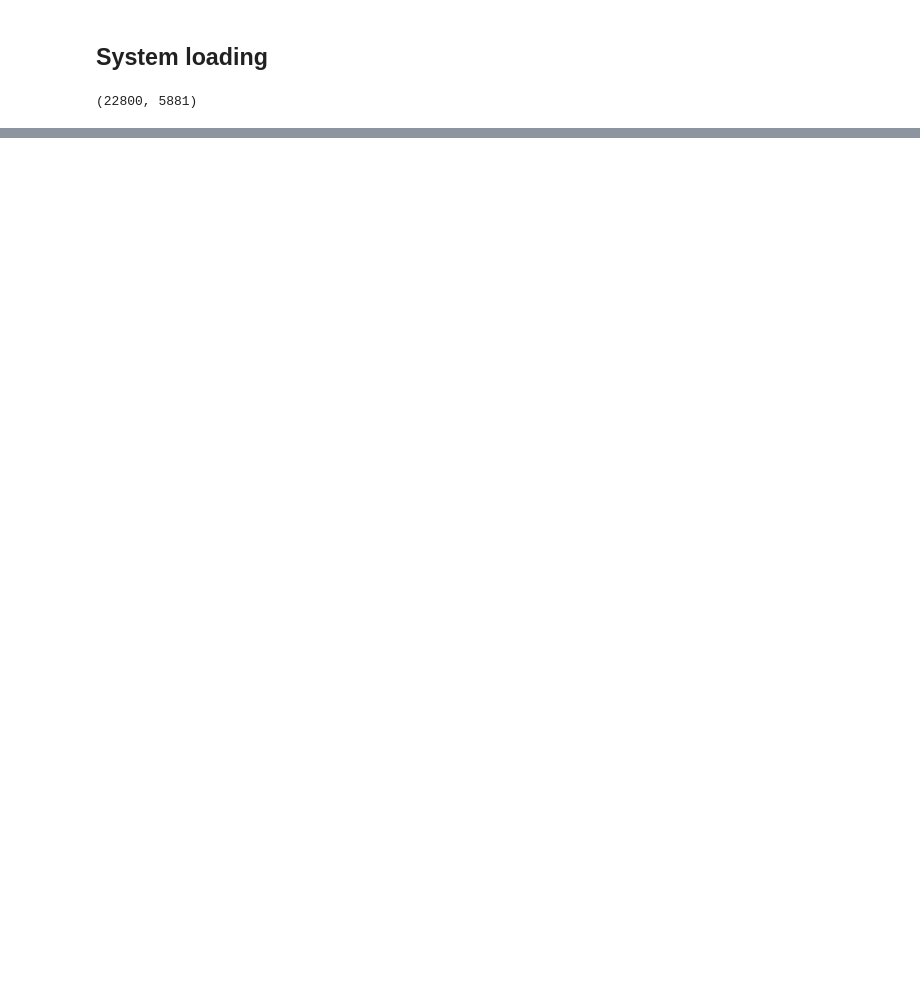
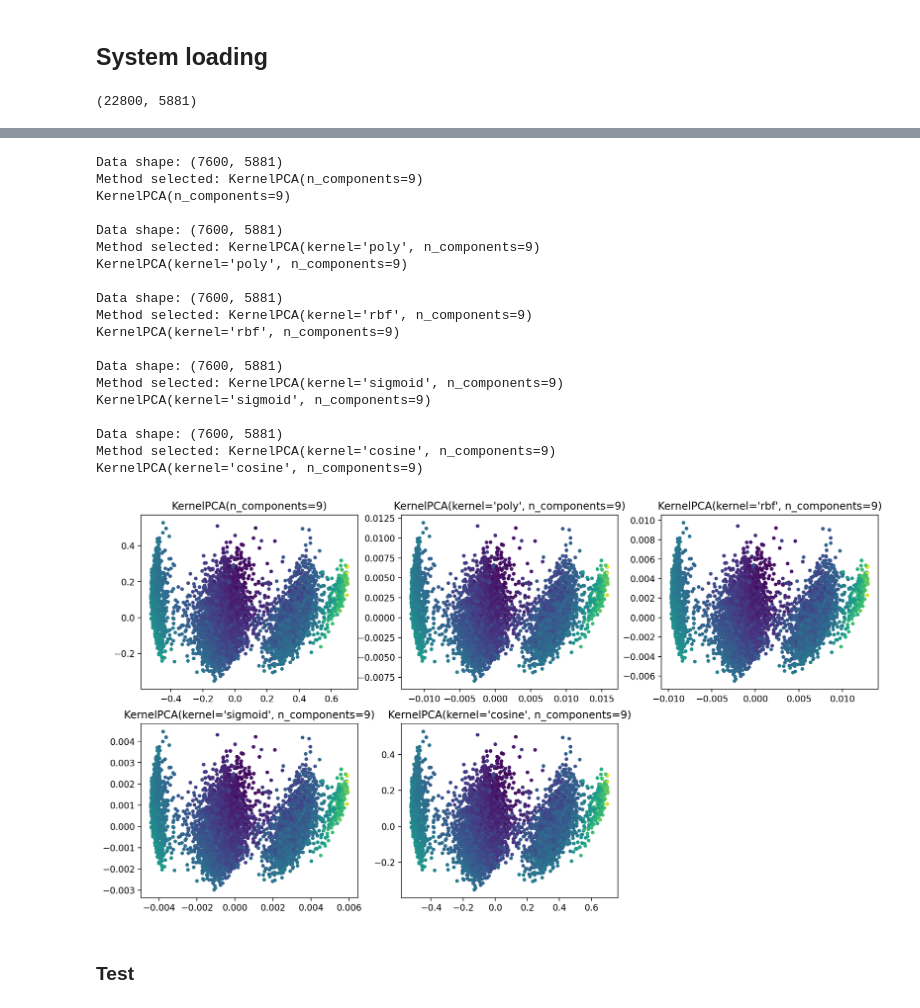
Before and after one commit to imagdau/MLanalysis, a Jupyter notebook: LiquidElectrolyte/2.dimreduction/dimreduction.ipynb, the cells around one changed output, grey strips where cells are left out. Saved outputs shown, nothing was run; the diff lists cells and outputs as text; code cells hidden in the pictures; blank space fills up the shorter version.

```diff
--- a/LiquidElectrolyte/2.dimreduction/dimreduction.ipynb
+++ b/LiquidElectrolyte/2.dimreduction/dimreduction.ipynb
@@ -50,0 +86,22 @@ def get_dimreduction(data, method, method_dict):
+# %%
+# --- examples:
+
+# - random sampling
+def shuffle(X, Y=None, n=None):
+    l = np.arange(X.shape[0])
+    random.shuffle(l)
+    if Y is None:
+        return X[l[:n], :]
+    elif Y is None and n is None:
+        return X[l, :]
+    elif n is None:
+        return X[l, :], Y[l]
+    else:
+        return X[l[:n], :], Y[l[:n]]
+
+# - FPS
+def FPS():
+    pass
+# %%
+XX = shuffle(X=X, n=int(len(X)/3.))
+XX.shape
@@ -110,0 +190,45 @@ np.save(prod_dir+save_name, dimred_data)
+# %%
+kernel_list = ['linear', 'poly', 'rbf', 'sigmoid', 'cosine']
+# %%
+# embedding method and dict
+method = 'kpca'
+emb_dict = dict(
+    n_components = 9,
+)
+# %%
+fig, ax = plotTools.get_axes(len(kernel_list), 3)
+
+for i,k in enumerate(kernel_list):
+
+    emb_dict.update(kernel=k)
+    embedding = get_embedding(data=XX, method=method, method_dict=emb_dict, fit=False)
+    print(embedding, '\n')
+
+    Xemb = embedding.fit_transform(XX)
+
+    ax[i].scatter(Xemb[:,0], Xemb[:,1], c=Xemb[:,2], s=10)
+    ax[i].set_title(embedding)
+fig.savefig("strange_kpca_reduction")
+# %% [output]
+Data shape: (7600, 5881)
+Method selected: KernelPCA(n_components=9)
+KernelPCA(n_components=9)
+
+Data shape: (7600, 5881)
+Method selected: KernelPCA(kernel='poly', n_components=9)
+KernelPCA(kernel='poly', n_components=9)
+
+Data shape: (7600, 5881)
+Method selected: KernelPCA(kernel='rbf', n_components=9)
+KernelPCA(kernel='rbf', n_components=9)
+
+Data shape: (7600, 5881)
+Method selected: KernelPCA(kernel='sigmoid', n_components=9)
+KernelPCA(kernel='sigmoid', n_components=9)
+
+Data shape: (7600, 5881)
+Method selected: KernelPCA(kernel='cosine', n_components=9)
+KernelPCA(kernel='cosine', n_components=9)
+[figure, added]
+# %% [markdown]
+### Test
```
Also changed, not shown: parts of 32 cells of this notebook, 47 other files.
